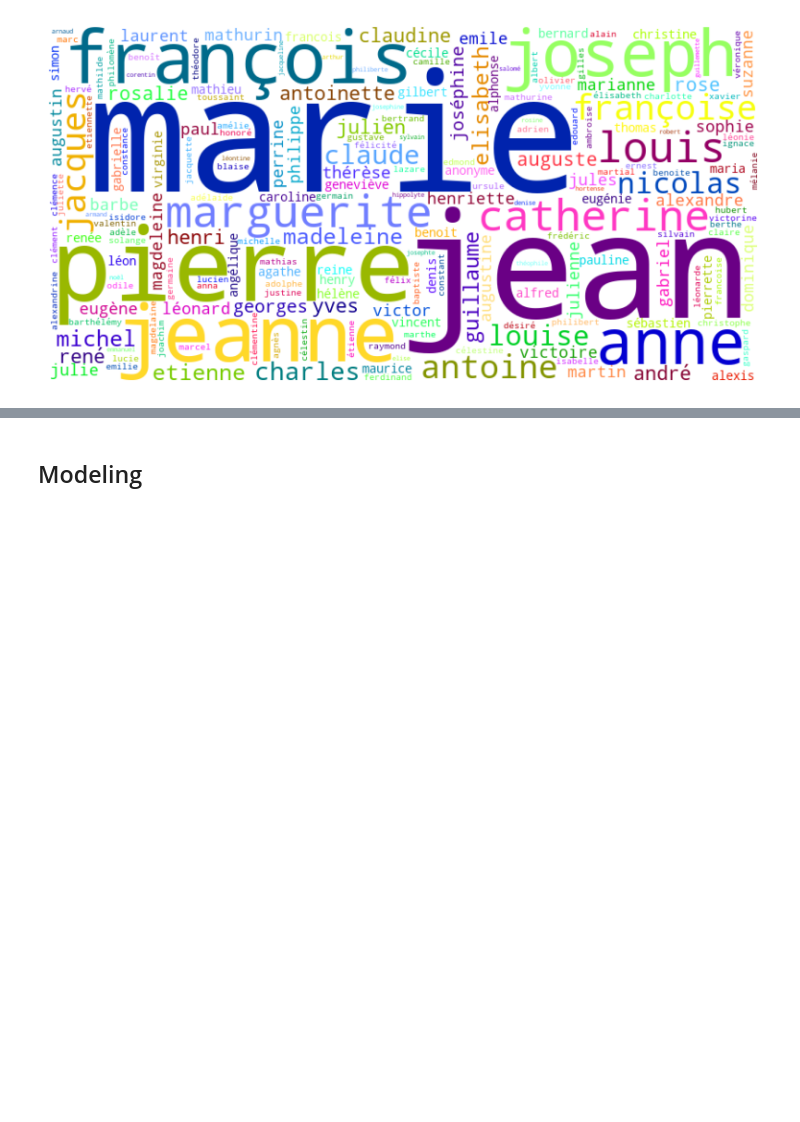
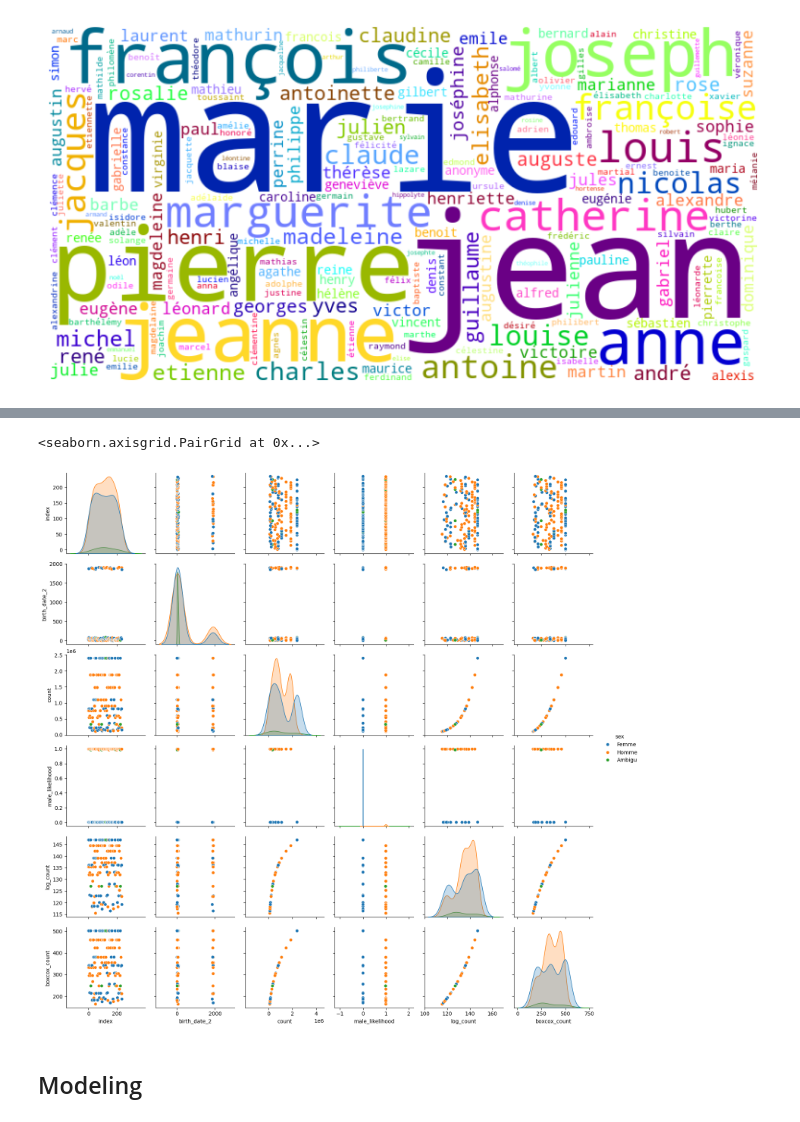
Before and after one commit to Yedson54/project-nlp-ensae3A, a Jupyter notebook: notebook/exploration.ipynb, the cells around one changed output, grey strips where cells are left out. Cells and saved outputs as stored; diff of their text form; code cells hidden in the pictures; blank space fills up the shorter version.

```diff
--- a/notebook/exploration.ipynb
+++ b/notebook/exploration.ipynb
@@ -651,3 +672,8 @@ plt.show()
+# %%
+sns.pairplot(df, hue="sex")
+# %% [output]
+<seaborn.axisgrid.PairGrid at 0x...>
+[figure, added]
 # %% [markdown]
 ## Modeling
 # %% [markdown]
```
Also changed, not shown: parts of 4 cells of this notebook, 1 other file.
